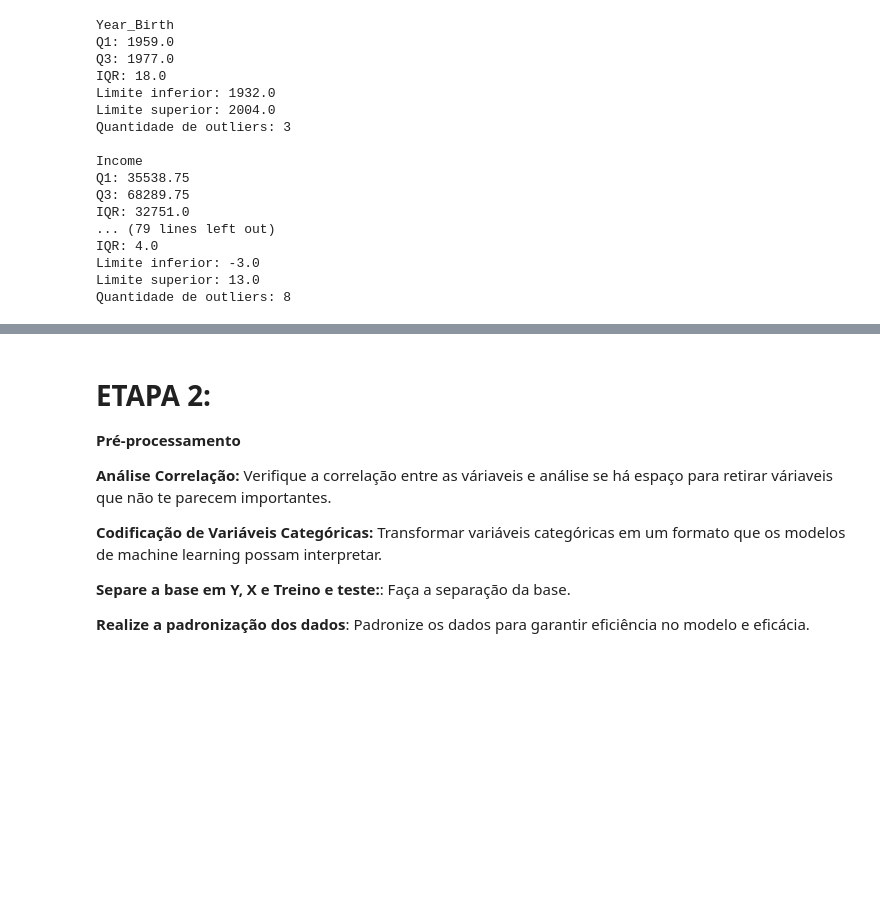
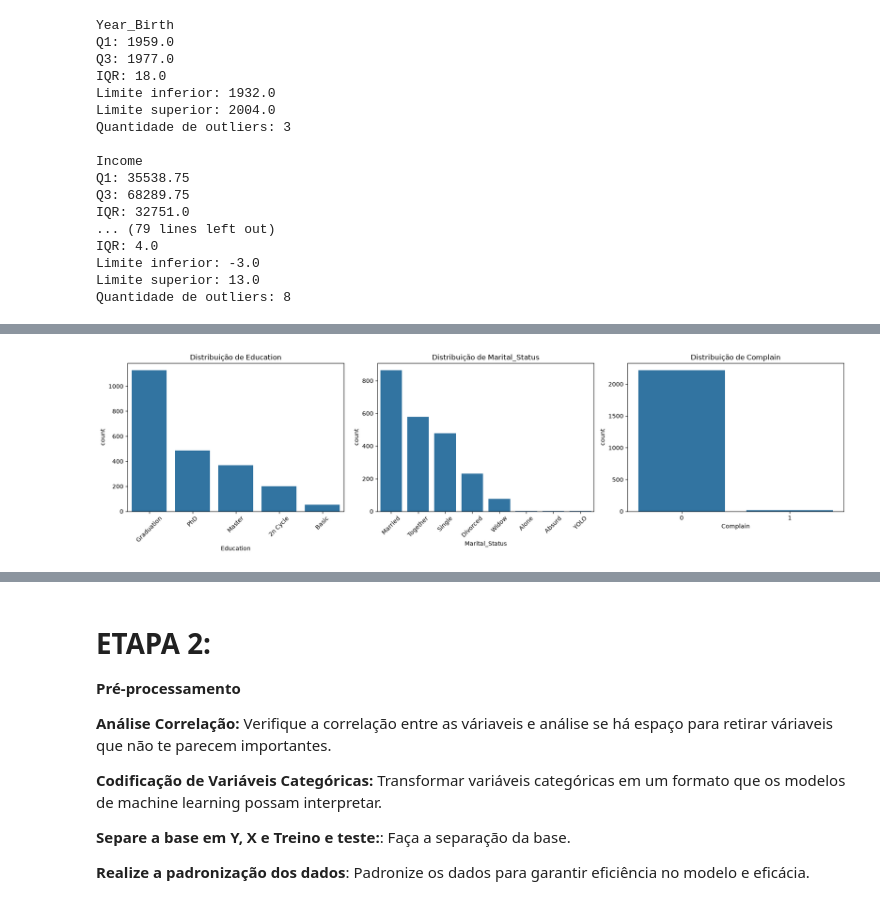
Before and after one commit to Leocarneiroo/data-science-projects, a Jupyter notebook: PCA-analise-de-modelos/Profissao Cientista de Dados M37 Projeto.ipynb, the cells around one changed output, grey strips where cells are left out. Cells and saved outputs as stored; diff of their text form; code cells hidden in the pictures; blank space fills up the shorter version.

```diff
--- a/PCA-analise-de-modelos/Profissao Cientista de Dados M37 Projeto.ipynb
+++ b/PCA-analise-de-modelos/Profissao Cientista de Dados M37 Projeto.ipynb
@@ -249,0 +290,21 @@ Quantidade de outliers: 8
+# %%
+# Esse gráfico permite entender o perfil categórico dos clientes.
+# Identificando categorias predominantes em escolaridade, estado civil e reclamações.
+
+fig, axes = plt.subplots(1, 3, figsize=(18, 5))
+
+sns.countplot(data=base, x='Education', ax=axes[0], order=base['Education'].value_counts().index)
+axes[0].set_title('Distribuição de Education')
+axes[0].tick_params(axis='x', rotation=45)
+
+sns.countplot(data=base, x='Marital_Status', ax=axes[1], order=base['Marital_Status'].value_counts().index)
+axes[1].set_title('Distribuição de Marital_Status')
+axes[1].tick_params(axis='x', rotation=45)
+
+sns.countplot(data=base, x='Complain', ax=axes[2], order=base['Complain'].value_counts().index)
+axes[2].set_title('Distribuição de Complain')
+
+plt.tight_layout()
+plt.show()
+# %% [output]
+[figure, added]
```
Also changed, not shown: parts of 40 cells of this notebook, 2 other files.
